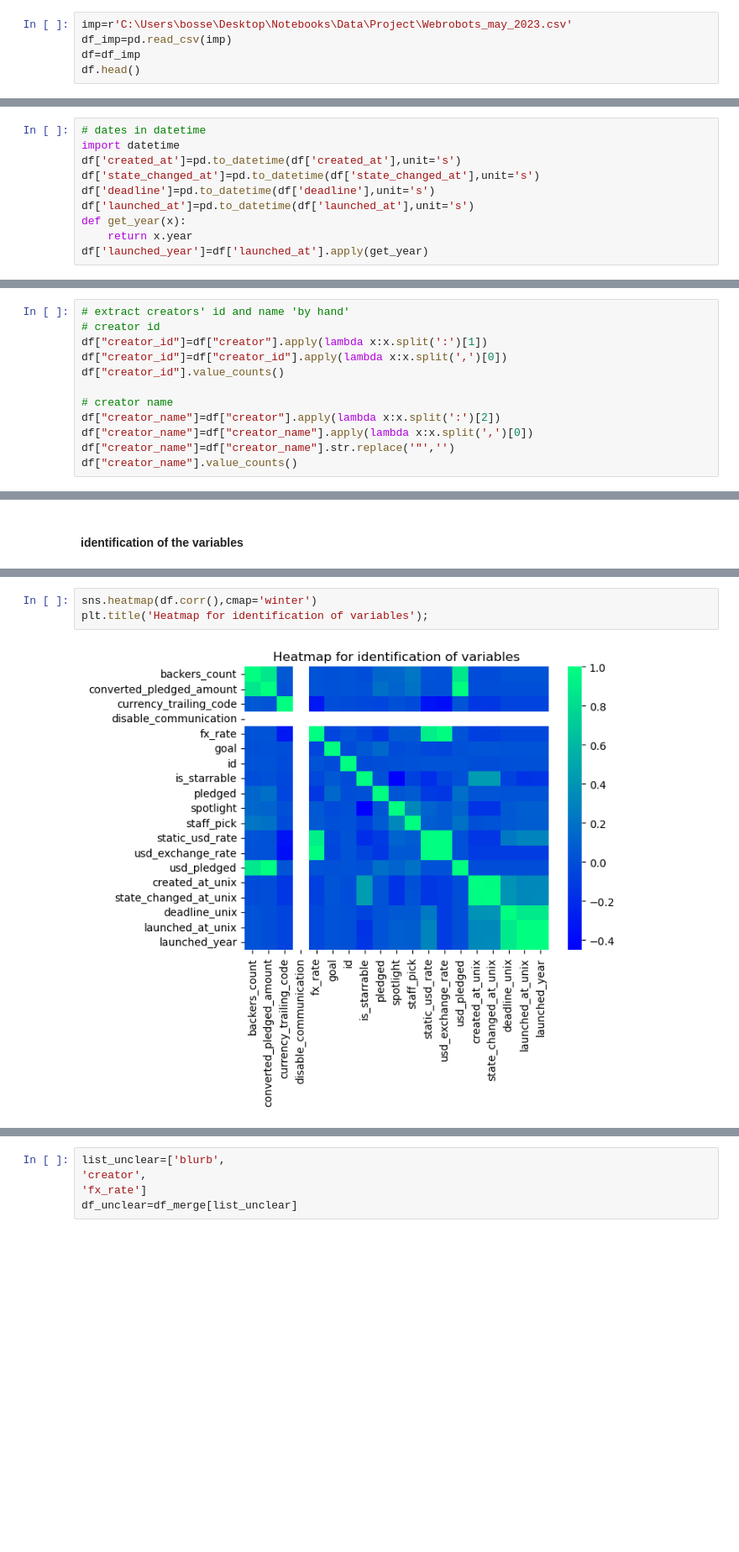
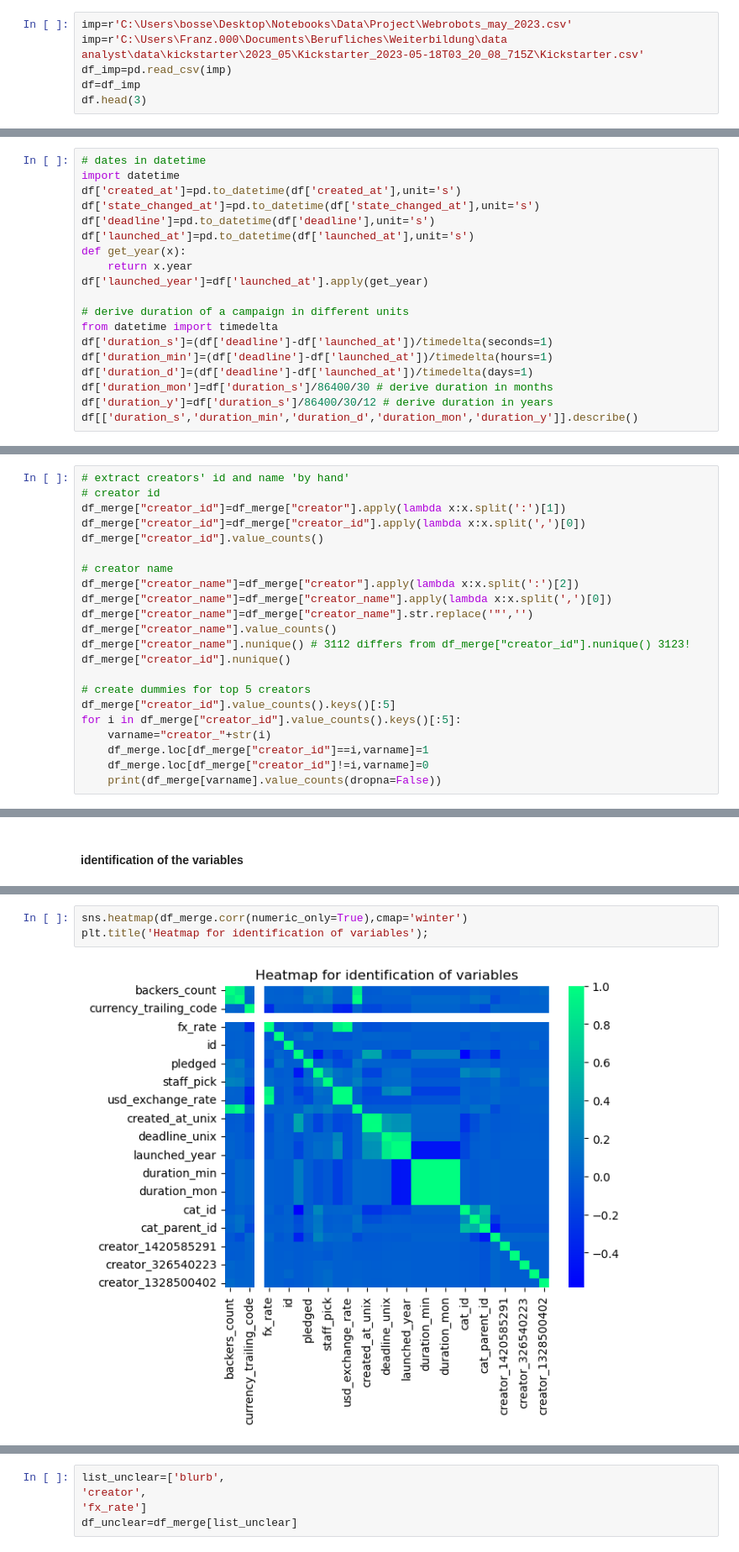
Before and after one commit to franzgerbig/Crowdfunding, a Jupyter notebook: notebooks/FG_Data_preprocassing_19_06_2023.ipynb, the cells around one changed output, grey strips where cells are left out. Shown at 84% size. Drawn from its saved outputs; the diff is of its cells as text; blank space fills up the shorter version.

Commit message:
creator dummies, duration, graphs added
added:
creator dummies of top 5 creators
duration variables of different units (only days relevant though)
graphs

```diff
--- a/notebooks/FG_Data_preprocassing_19_06_2023.ipynb
+++ b/notebooks/FG_Data_preprocassing_19_06_2023.ipynb
@@ -10,8 +12,9 @@ import scipy.stats as stats
 # %%
 imp=r'C:\Users\bosse\Desktop\Notebooks\Data\Project\Webrobots_may_2023.csv'
+imp=r'C:\Users\Franz.000\Documents\Berufliches\Weiterbildung\data analyst\data\kickstarter\2023_05\Kickstarter_2023-05-18T03_20_08_715Z\Kickstarter.csv'
 df_imp=pd.read_csv(imp)
 df=df_imp
-df.head()
+df.head(3)
 # %% [output]
 |  | backers_count | blurb | category | converted_pledged_amount | country | country_displayable_name | created_at | ... |
 | 0 | 58 | A portable parabolic microphone, ... | {"id":339,"name":"Sound","analyti... | 9999.0 | ES | Spain | 1682610083 | ... |
@@ -35,3 +41,12 @@ df['launched_at']=pd.to_datetime(df['launched_at'],unit='s')
 def get_year(x):
     return x.year
 df['launched_year']=df['launched_at'].apply(get_year)
+
+# derive duration of a campaign in different units
+from datetime import timedelta
+df['duration_s']=(df['deadline']-df['launched_at'])/timedelta(seconds=1)
+df['duration_min']=(df['deadline']-df['launched_at'])/timedelta(hours=1)
+df['duration_d']=(df['deadline']-df['launched_at'])/timedelta(days=1)
+df['duration_mon']=df['duration_s']/86400/30 # derive duration in months
+df['duration_y']=df['duration_s']/86400/30/12 # derive duration in years
+df[['duration_s','duration_min','duration_d','duration_mon','duration_y']].describe()
@@ -59,12 +93,22 @@ df_cat.head()
 # %%
 # extract creators' id and name 'by hand'
 # creator id
-df["creator_id"]=df["creator"].apply(lambda x:x.split(':')[1])
-df["creator_id"]=df["creator_id"].apply(lambda x:x.split(',')[0])
-df["creator_id"].value_counts()
+df_merge["creator_id"]=df_merge["creator"].apply(lambda x:x.split(':')[1])
+df_merge["creator_id"]=df_merge["creator_id"].apply(lambda x:x.split(',')[0])
+df_merge["creator_id"].value_counts()
 
 # creator name
-df["creator_name"]=df["creator"].apply(lambda x:x.split(':')[2])
-df["creator_name"]=df["creator_name"].apply(lambda x:x.split(',')[0])
-df["creator_name"]=df["creator_name"].str.replace('"','')
-df["creator_name"].value_counts()
+df_merge["creator_name"]=df_merge["creator"].apply(lambda x:x.split(':')[2])
+df_merge["creator_name"]=df_merge["creator_name"].apply(lambda x:x.split(',')[0])
+df_merge["creator_name"]=df_merge["creator_name"].str.replace('"','')
+df_merge["creator_name"].value_counts()
+df_merge["creator_name"].nunique() # 3112 differs from df_merge["creator_id"].nunique() 3123!
+df_merge["creator_id"].nunique()
+
+# create dummies for top 5 creators
+df_merge["creator_id"].value_counts().keys()[:5]
+for i in df_merge["creator_id"].value_counts().keys()[:5]:
+    varname="creator_"+str(i)
+    df_merge.loc[df_merge["creator_id"]==i,varname]=1
+    df_merge.loc[df_merge["creator_id"]!=i,varname]=0
+    print(df_merge[varname].value_counts(dropna=False))
@@ -75,8 +152,8 @@ df_merge=pd.concat([df,df_cat],axis=1)
 # %%
-sns.heatmap(df.corr(),cmap='winter')
+sns.heatmap(df_merge.corr(numeric_only=True),cmap='winter')
 plt.title('Heatmap for identification of variables');
 # %% [output]
-[figure, old version]
+[figure, new version]
 # %%
 list_active=['backers_count',
 'country',
```
Also changed, not shown: parts of 20 cells of this notebook.
